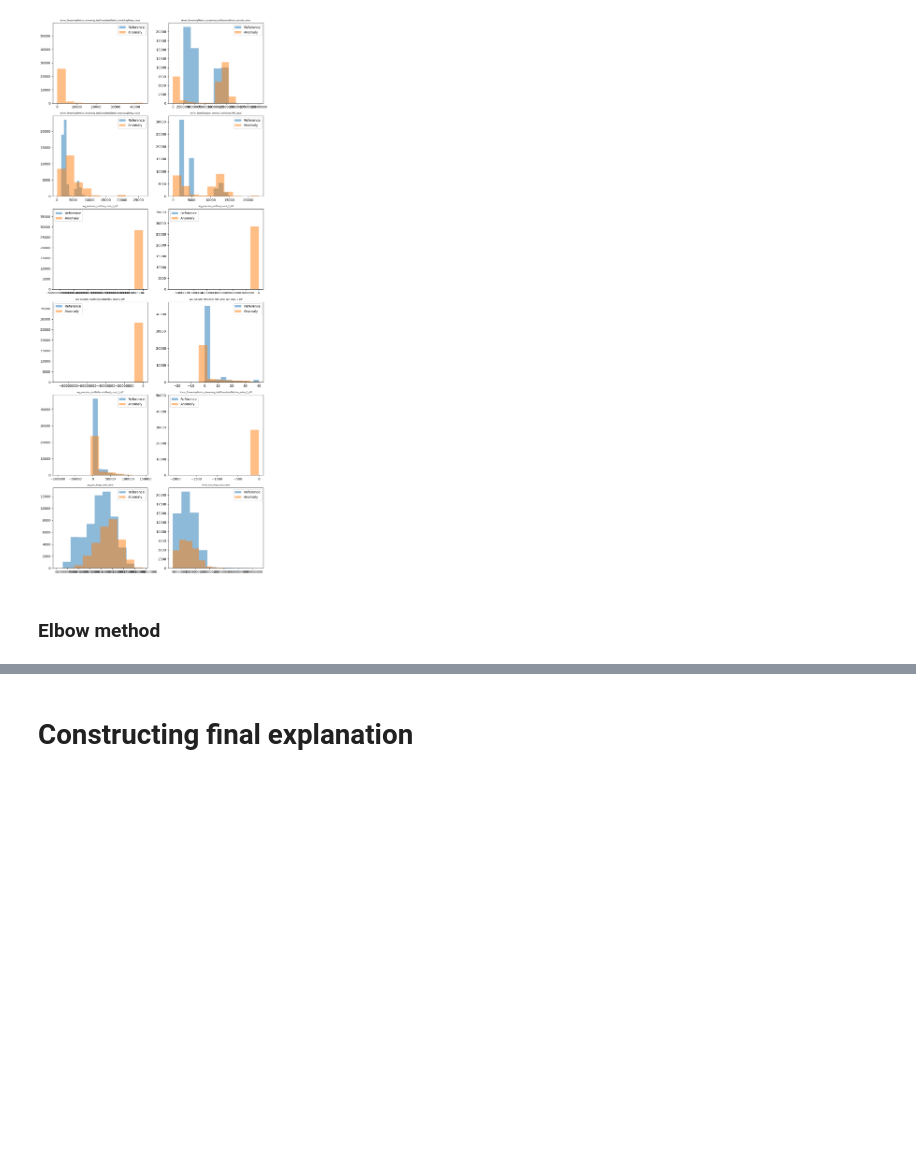
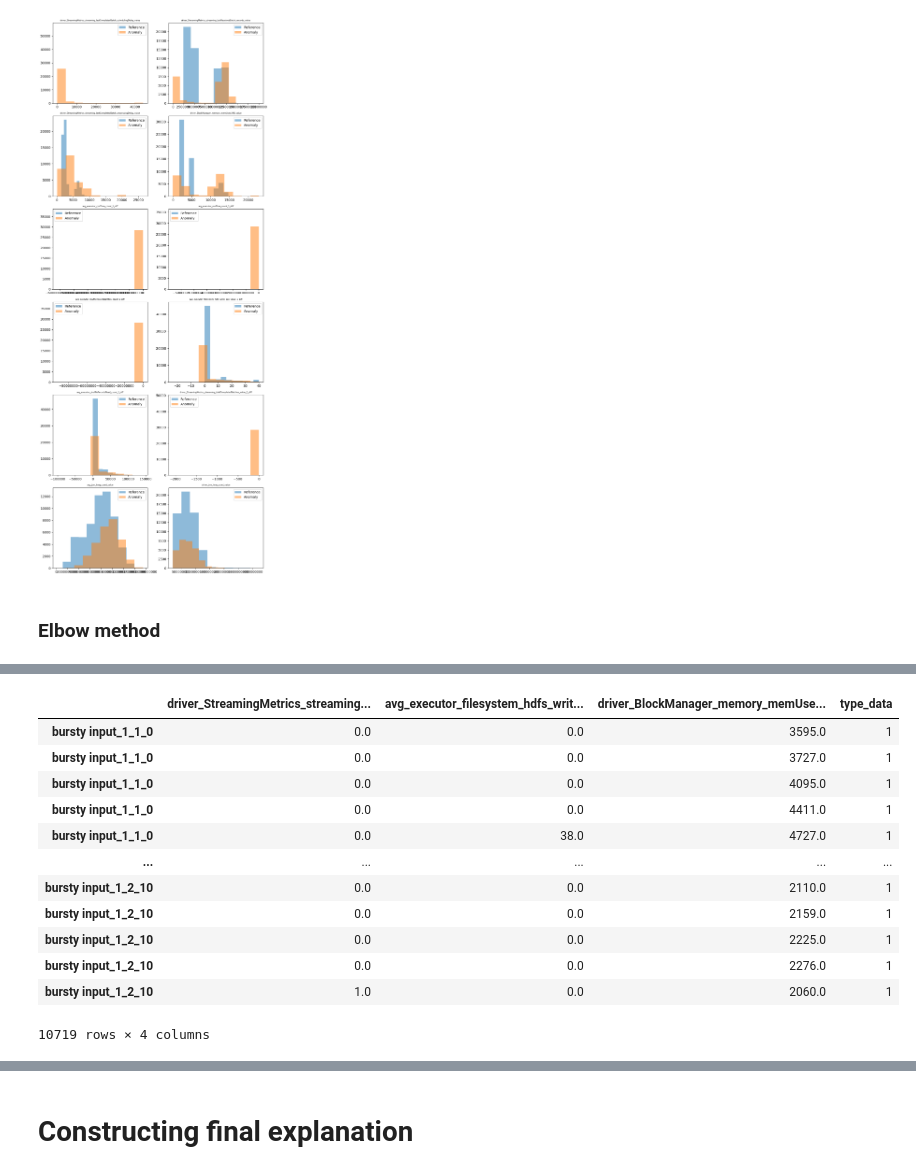
Before and after one commit to louise-davy/exstream-implementation, a Jupyter notebook: algorithm_as_a_notebook.ipynb, the cells around one changed output, grey strips where cells are left out. Drawn from its saved outputs; the diff is of its cells as text; code cells hidden in the pictures; blank space fills up the shorter version.

```diff
--- a/algorithm_as_a_notebook.ipynb
+++ b/algorithm_as_a_notebook.ipynb
@@ -455,7 +436,2 @@ distances_bursty, distances_stalled, distances_cpu
 # %% [markdown]
 ### Verifications (not needed inside reel code)
-# %%
-distances = distances_bursty.copy()
-
-biggest_entropy = sorted(distances.items(), key=lambda x: x[1], reverse=True)[0][0]
-smallest_entropy = sorted(distances.items(), key=lambda x: x[1], reverse=False)[0][0]
@@ -508,0 +529,25 @@ new_filtered_features_bursty
+# %%
+for distance, new_ref_ano in zip(distances, new_refs_anos):
+    top_cols = sorted(distance.items(), key=lambda x: x[1], reverse=True)[:3]
+    top_cols = [col[0] for col in top_cols]
+    ref, ano = new_ref_ano
+    ref = ref[top_cols + ["type_data"]]
+    ano = ano[top_cols + ["type_data"]]
+    for feature in [col for col in ref.columns if col != "type_data"]:
+        # On concatène les références et les anomalies pour la feature
+        all_values = pd.concat(
+            [ref.loc[:, [feature, "type_data"]], ano.loc[:, [feature, "type_data"]]]
+        )
+
+        # On trie les valeurs par feature puis par type_data
+        sorted_values = all_values.sort_values(by=[feature, "type_data"])
+
+        # On cherche les valeurs "boundary" (les valeurs qui séparent les anomalies des références)
+        boundaries = []
+        for i in range(sorted_values.shape[0] - 1):
+            if sorted_values.iloc[i, 1] != sorted_values.iloc[i + 1, 1]:
+                if sorted_values.iloc[i, 0] not in boundaries:
+                    boundaries.append(sorted_values.iloc[i, 0])
+
+        print(len(boundaries))
+        print(boundaries)
@@ -508,0 +585,16 @@ new_filtered_features_bursty
+# %%
+ano
+# %% [output]
+|  | driver_StreamingMetrics_streaming... | avg_executor_filesystem_hdfs_writ... | driver_BlockManager_memory_memUse... | type_data |
+| bursty input_1_1_0 | 0.0 | 0.0 | 3595.0 | 1 |
+| bursty input_1_1_0 | 0.0 | 0.0 | 3727.0 | 1 |
+| bursty input_1_1_0 | 0.0 | 0.0 | 4095.0 | 1 |
+| bursty input_1_1_0 | 0.0 | 0.0 | 4411.0 | 1 |
+| bursty input_1_1_0 | 0.0 | 38.0 | 4727.0 | 1 |
+| ... | ... | ... | ... | ... |
+| bursty input_1_2_10 | 0.0 | 0.0 | 2110.0 | 1 |
+| bursty input_1_2_10 | 0.0 | 0.0 | 2159.0 | 1 |
+| bursty input_1_2_10 | 0.0 | 0.0 | 2225.0 | 1 |
+| bursty input_1_2_10 | 0.0 | 0.0 | 2276.0 | 1 |
+| bursty input_1_2_10 | 1.0 | 0.0 | 2060.0 | 1 |
+10719 rows × 4 columns
```
Also changed, not shown: parts of 13 cells of this notebook.
